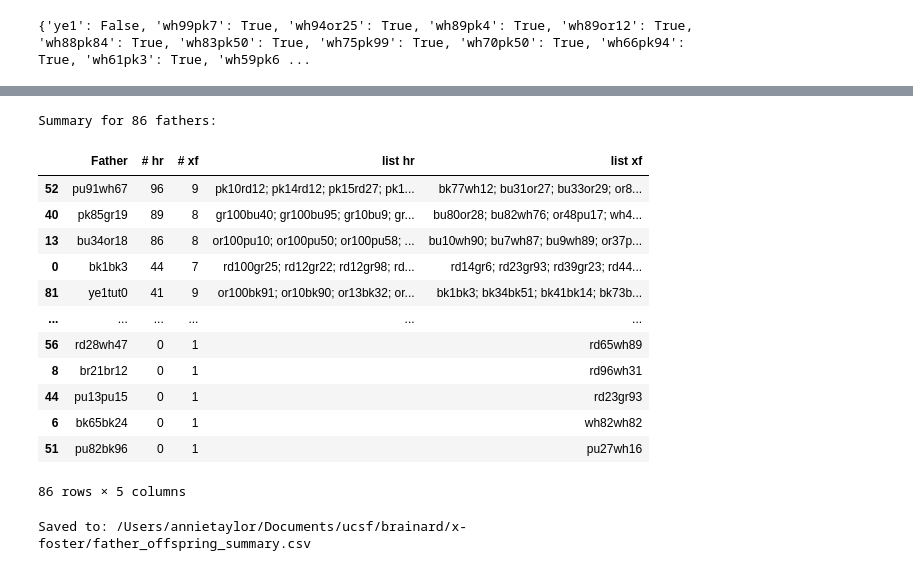
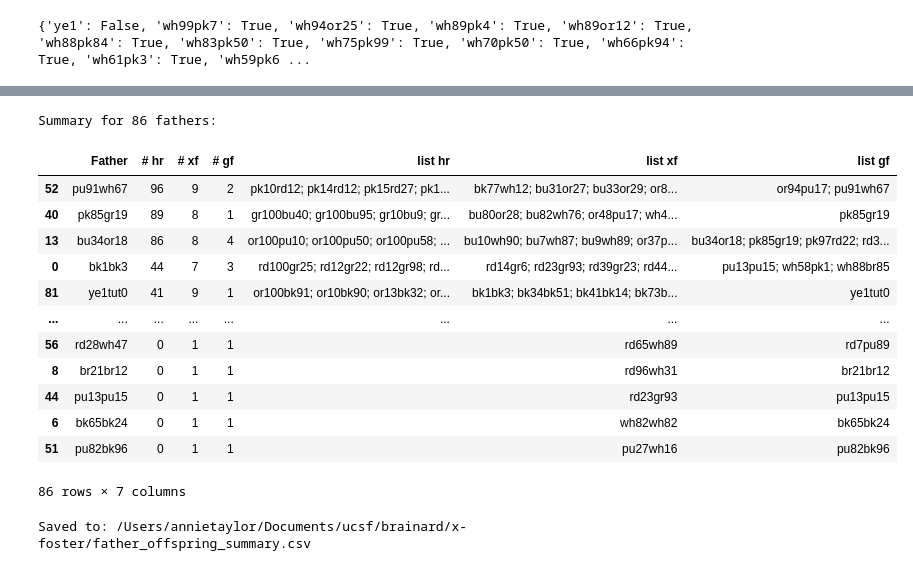
Before and after one commit to annie-taylor/song_phenotyping, a Jupyter notebook: file_management/identifying_families.ipynb, the cells around one changed output, grey strips where cells are left out. Cells and saved outputs as stored; diff of their text form; code cells hidden in the pictures.

```diff
--- a/file_management/identifying_families.ipynb
+++ b/file_management/identifying_families.ipynb
@@ -5,7 +5,7 @@ from typing import Dict, Any
 import json
 import logging
 
-path_to_xfoster_from_db = os.path.join('/Users','annietaylor', 'Documents', 'ucsf', 'brainard', 'x-foster' '/cross_fostered_birds_summary_with_xfoster_status.csv')
+path_to_xfoster_from_db = os.path.join('/Users','annietaylor', 'Documents', 'ucsf', 'brainard', 'x-foster', 'cross_fostered_birds_summary_with_xfoster_status.csv')
 # %%
 xfosters_from_db = pd.read_csv(path_to_xfoster_from_db)
 # %%
@@ -285,7 +285,7 @@ list(valid_male_xfosters_from_big_families['Bird Name'])
  'bk72wh64',
  'bk74wh76']
 # %%
-path_to_home_reared_from_db = os.path.join('/Users','annietaylor', 'Documents', 'ucsf', 'brainard', 'x-foster' '/home_reared_offspring.csv')
+path_to_home_reared_from_db = os.path.join('/Users','annietaylor', 'Documents', 'ucsf', 'brainard', 'x-foster', 'home_reared_offspring.csv')
 # %%
 home_reared_df = pd.read_csv(path_to_home_reared_from_db)
 # %%
@@ -423,48 +423,59 @@ for father in sorted(all_fathers):
 
     if len(all_offspring) == 0:
         continue
 
     # Separate by rearing type
     hr_birds = all_offspring[all_offspring['rearing_type'] == 'hr']['Bird Name'].tolist()
-    xf_birds = all_offspring[all_offspring['rearing_type'] == 'xf']['Bird Name'].tolist()
+    xf_birds_data = all_offspring[all_offspring['rearing_type'] == 'xf']
+    xf_birds = xf_birds_data['Bird Name'].tolist()
+
+    # Get genetic fathers of cross-fostered offspring
+    xf_genetic_fathers = []
+    if len(xf_birds_data) > 0:
+        # Get genetic fathers for XF birds, excluding NaN and 'Unknown'
+        genetic_fathers_raw = xf_birds_data['Genetic Father'].dropna()
+        genetic_fathers_clean = [gf for gf in genetic_fathers_raw if gf != 'Unknown' and gf != '']
+        xf_genetic_fathers = list(set(genetic_fathers_clean))  # Get unique values
 
     # Create summary row
     father_summary.append({
         'Father': father,
         '# hr': len(hr_birds),
         '# xf': len(xf_birds),
+        '# gf': len(xf_genetic_fathers),
         'list hr': '; '.join(sorted(hr_birds)) if hr_birds else '',
-        'list xf': '; '.join(sorted(xf_birds)) if xf_birds else ''
+        'list xf': '; '.join(sorted(xf_birds)) if xf_birds else '',
+        'list gf': '; '.join(sorted(xf_genetic_fathers)) if xf_genetic_fathers else ''
     })
 
 # Convert to DataFrame
 father_summary_df = pd.DataFrame(father_summary)
 
 # Sort by total offspring (descending)
 father_summary_df['total_offspring'] = father_summary_df['# hr'] + father_summary_df['# xf']
 father_summary_df = father_summary_df.sort_values('total_offspring', ascending=False)
 
 # Remove the temporary column
 father_summary_df = father_summary_df.drop('total_offspring', axis=1)
 
 # Display the result
 print(f"Summary for {len(father_summary_df)} fathers:")
 father_summary_df
 # %% [output]
 Summary for 86 fathers:
-|  | Father | # hr | # xf | list hr | list xf |
-| 52 | pu91wh67 | 96 | 9 | pk10rd12; pk14rd12; pk15rd27; pk1... | bk77wh12; bu31or27; bu33or29; or8... |
-| 40 | pk85gr19 | 89 | 8 | gr100bu40; gr100bu95; gr10bu9; gr... | bu80or28; bu82wh76; or48pu17; wh4... |
-| 13 | bu34or18 | 86 | 8 | or100pu10; or100pu50; or100pu58; ... | bu10wh90; bu7wh87; bu9wh89; or37p... |
-| 0 | bk1bk3 | 44 | 7 | rd100gr25; rd12gr22; rd12gr98; rd... | rd14gr6; rd23gr93; rd39gr23; rd44... |
-| 81 | ye1tut0 | 41 | 9 | or100bk91; or10bk90; or13bk32; or... | bk1bk3; bk34bk51; bk41bk14; bk73b... |
-| ... | ... | ... | ... | ... | ... |
-| 56 | rd28wh47 | 0 | 1 |  | rd65wh89 |
-| 8 | br21br12 | 0 | 1 |  | rd96wh31 |
-| 44 | pu13pu15 | 0 | 1 |  | rd23gr93 |
-| 6 | bk65bk24 | 0 | 1 |  | wh82wh82 |
-| 51 | pu82bk96 | 0 | 1 |  | pu27wh16 |
+|  | Father | # hr | # xf | # gf | list hr | list xf | list gf |
+| 52 | pu91wh67 | 96 | 9 | 2 | pk10rd12; pk14rd12; pk15rd27; pk1... | bk77wh12; bu31or27; bu33or29; or8... | or94pu17; pu91wh67 |
+| 40 | pk85gr19 | 89 | 8 | 1 | gr100bu40; gr100bu95; gr10bu9; gr... | bu80or28; bu82wh76; or48pu17; wh4... | pk85gr19 |
+| 13 | bu34or18 | 86 | 8 | 4 | or100pu10; or100pu50; or100pu58; ... | bu10wh90; bu7wh87; bu9wh89; or37p... | bu34or18; pk85gr19; pk97rd22; rd3... |
+| 0 | bk1bk3 | 44 | 7 | 3 | rd100gr25; rd12gr22; rd12gr98; rd... | rd14gr6; rd23gr93; rd39gr23; rd44... | pu13pu15; wh58pk1; wh88br85 |
+| 81 | ye1tut0 | 41 | 9 | 1 | or100bk91; or10bk90; or13bk32; or... | bk1bk3; bk34bk51; bk41bk14; bk73b... | ye1tut0 |
+| ... | ... | ... | ... | ... | ... | ... | ... |
+| 56 | rd28wh47 | 0 | 1 | 1 |  | rd65wh89 | rd7pu89 |
+| 8 | br21br12 | 0 | 1 | 1 |  | rd96wh31 | br21br12 |
+| 44 | pu13pu15 | 0 | 1 | 1 |  | rd23gr93 | pu13pu15 |
+| 6 | bk65bk24 | 0 | 1 | 1 |  | wh82wh82 | bk65bk24 |
+| 51 | pu82bk96 | 0 | 1 | 1 |  | pu27wh16 | pu82bk96 |
-86 rows × 5 columns
+86 rows × 7 columns
 # %%
 # Save to CSV
 output_path = os.path.join('/Users', 'annietaylor', 'Documents', 'ucsf', 'brainard', 'x-foster', 'father_offspring_summary.csv')
```
Also changed, not shown: parts of 3 cells of this notebook, 2 other files.
